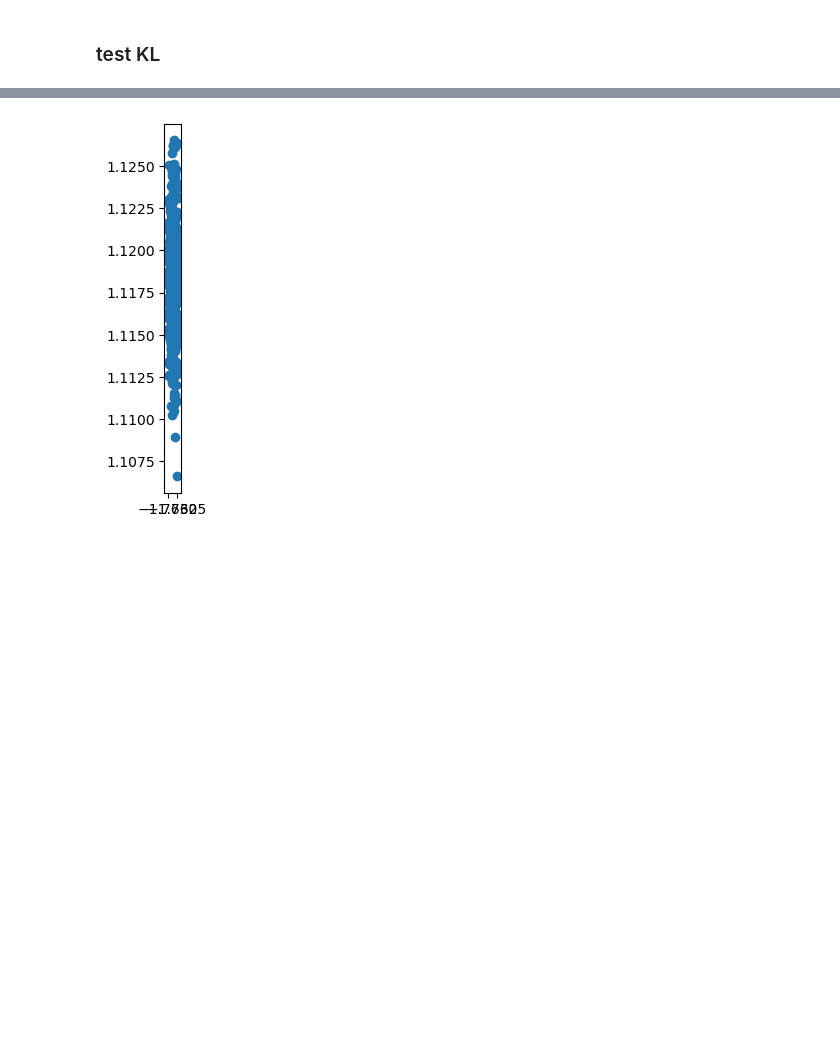
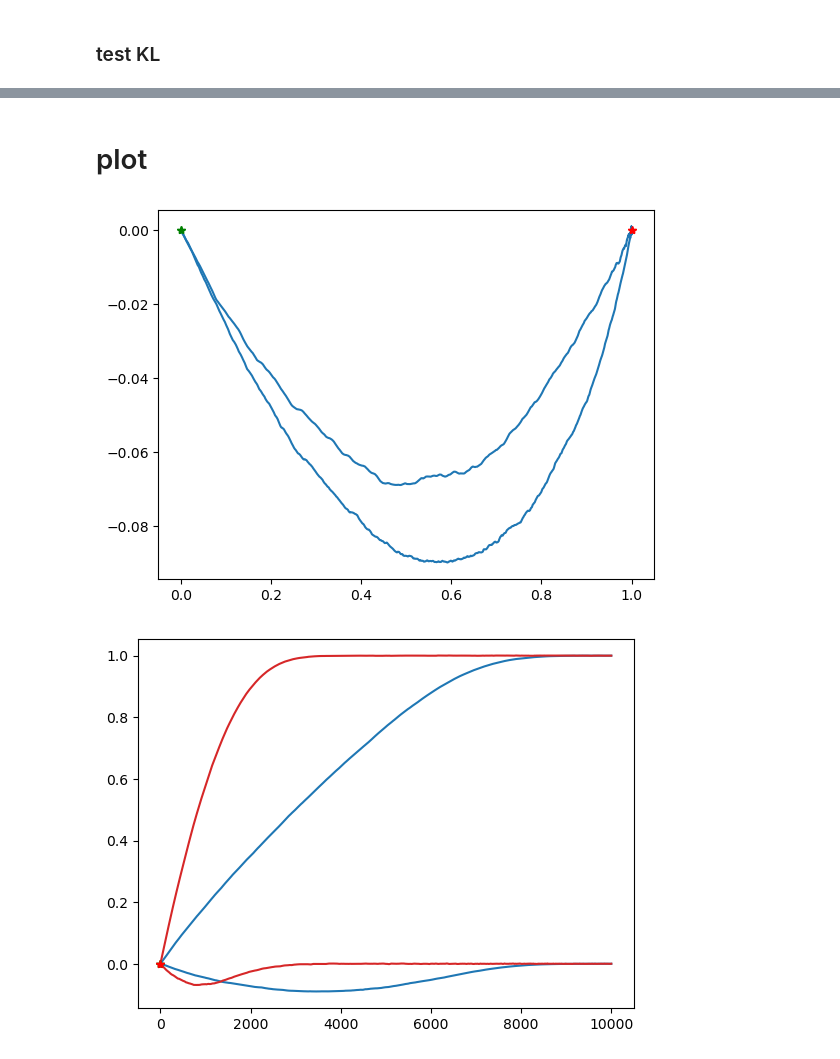
Before and after one commit to spewil/phd, a Jupyter notebook: analysis/notebooks/_modeling/rl_64D.ipynb, the cells around one changed output, grey strips where cells are left out. Saved outputs shown, nothing was run; the diff lists cells and outputs as text; code cells hidden in the pictures; blank space fills up the shorter version.

```diff
--- a/analysis/notebooks/_modeling/rl_64D.ipynb
+++ b/analysis/notebooks/_modeling/rl_64D.ipynb
@@ -277 +315,10 @@ print(target_dist.kl_divergence(prior_dist.components_distribution[0]))
+# %%
+num_iter = 10000
+
+learning_rate = 1e-4
+n_components = 1
+subject_idxs = list(range(1))
+kl_alphas = [0.1] #[0.0,0.1,0.5,1.0,3.0,5.0,10.0]
+prior_matches = [True, False]
+targets = range(1)
 # %%
@@ -384,12 +380,2 @@ plt.legend()
-# %%
-key, subkey = jax.random.split(key)
-fitted_dist = distrax.MultivariateNormalTri(
-    loc=params_list[-1]['loc'][:2],
-    scale_tri=jnp.exp(params_list[-1]['scale'][:2,:2]),
-    )
-# plot_samples(fitted_dist,1000,"Fit",subkey,decoder=decoder)
-samples = fitted_dist.sample(seed=subkey, sample_shape=(500,)).T[:2,:]
-plt.scatter(samples[0],samples[1],label="Fit")
-plt.gca().set_aspect("equal")
-# %% [output]
-[figure, removed]
+# %% [markdown]
+# plot
@@ -395,0 +422,38 @@ plt.gca().set_aspect("equal")
+# %%
+colors = ['tab:blue','tab:red','tab:green','tab:orange','tab:purple','tab:pink','tab:brown']
+# %%
+subjects_to_plot = range(1)
+targets_to_plot = range(1)
+kl_alphas_to_plot = kl_alphas[0:1]
+priors_to_plot = [True,False]
+# %%
+fig, mean_ax = plt.subplots(1,1)
+fig, mean_ax2 = plt.subplots(1,1)
+# fig, loss_ax = plt.subplots(1,1)
+# fig, reward_ax = plt.subplots(1,1)
+# fig, KL_ax = plt.subplots(1,1)
+
+for si, subject_idx in enumerate(subjects_to_plot): # enumerate(subject_idxs):
+    decoder = subjects[subject_idx].decoder[-2:,:]
+    for target_idx in targets_to_plot:
+        target = collection.compute_target_vec_from_number(target_idx+1)
+        for pi, prior_match in enumerate(priors_to_plot):
+            for i, kl_alpha in enumerate(kl_alphas_to_plot):
+                params_list = load_params(subject_idx,kl_alpha,target_idx,prior_match)
+                # prior_params = generate_subject_prior(subject_idx)
+                # probs = params_to_probs(params_list)
+                # plt.plot(probs)
+                # means
+                means = params_to_means(params_list)
+                means = decode_means(means,decoder)
+                mean_ax.plot(means[:,0,0], means[:,0,1],"-",color=colors[si])
+                mean_ax.plot(means[0][0][0],means[0][0][1],"g*")
+                mean_ax.plot(target[0],target[1],"r*")
+
+                mean_ax2.plot(means[:,0,0],"-",color=colors[pi])
+                mean_ax2.plot(means[:,0,1],"-",color=colors[pi])
+                mean_ax2.plot(means[0][0][0],means[0][0][1],"g*")
+                mean_ax2.plot(target[0],target[1],"r*")
+# %% [output]
+[figure, added]
+[figure, added]
```
Also changed, not shown: parts of 25 cells of this notebook, 11 other files.
